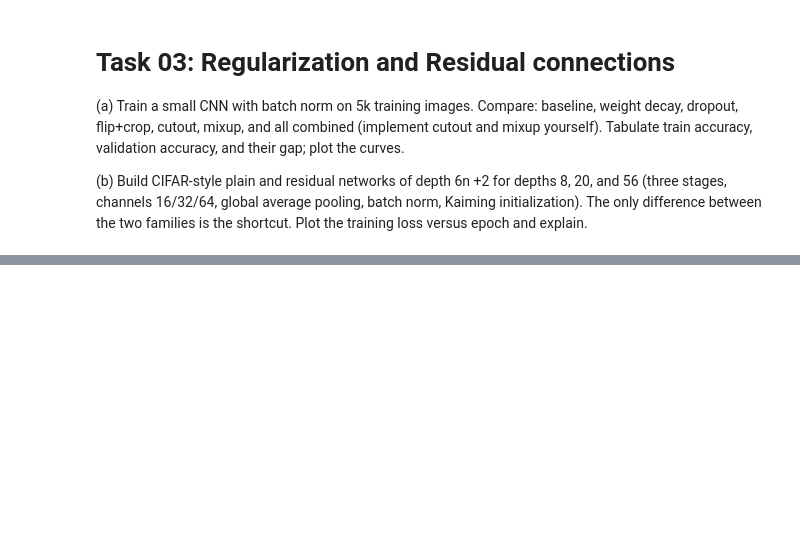
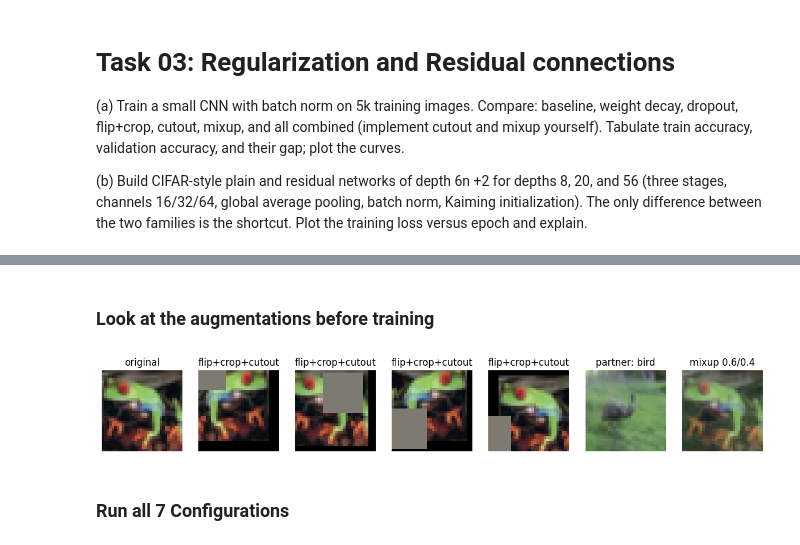
Before and after one commit to isurika23/EN4554_Deep-Learning-for-Vision, a Jupyter notebook: EN4554_Assignment02_CNN/EN4554_Assignment02_CNN.ipynb, the cells around one changed output, grey strips where cells are left out. Drawn from its saved outputs; the diff is of its cells as text; code cells hidden in the pictures; blank space fills up the shorter version.

```diff
--- a/EN4554_Assignment02_CNN/EN4554_Assignment02_CNN.ipynb
+++ b/EN4554_Assignment02_CNN/EN4554_Assignment02_CNN.ipynb
@@ -813,0 +907,28 @@ In conclusion, the right learning rate differs by about 100× between optimizers
+# %% [markdown]
+### Look at the augmentations before training
+# %%
+set_seed(0)
+show_tf = build_train_tf(['flip_crop', 'cutout'])
+ds_show = torchvision.datasets.CIFAR10(DATA_ROOT, train=True, transform=show_tf)
+ds_clean = torchvision.datasets.CIFAR10(DATA_ROOT, train=True, transform=base_tf)
+
+def to_img(t):
+    return (t * std.view(3, 1, 1) + mean.view(3, 1, 1)).permute(1, 2, 0).clamp(0, 1)
+
+idx0 = train_idx[0]
+fig, axes = plt.subplots(1, 7, figsize=(15, 2.5))
+axes[0].imshow(to_img(ds_clean[idx0][0])); axes[0].set_title('original')
+for k in range(1, 5):
+    axes[k].imshow(to_img(ds_show[idx0][0])); axes[k].set_title('flip+crop+cutout')
+
+xa, ya = ds_clean[train_idx[0]]; xb_, yb_ = ds_clean[train_idx[1]]
+lam = 0.6
+axes[5].imshow(to_img(xb_)); axes[5].set_title(f'partner: {raw.classes[yb_]}')
+axes[6].imshow(to_img(lam * xa + (1 - lam) * xb_))
+axes[6].set_title(f'mixup {lam:.1f}/{1-lam:.1f}')
+for a in axes: a.axis('off')
+plt.show()
+# %% [output]
+[figure, added]
+# %% [markdown]
+### Run all 7 Configurations
```
Also changed, not shown: parts of 20 cells of this notebook.
